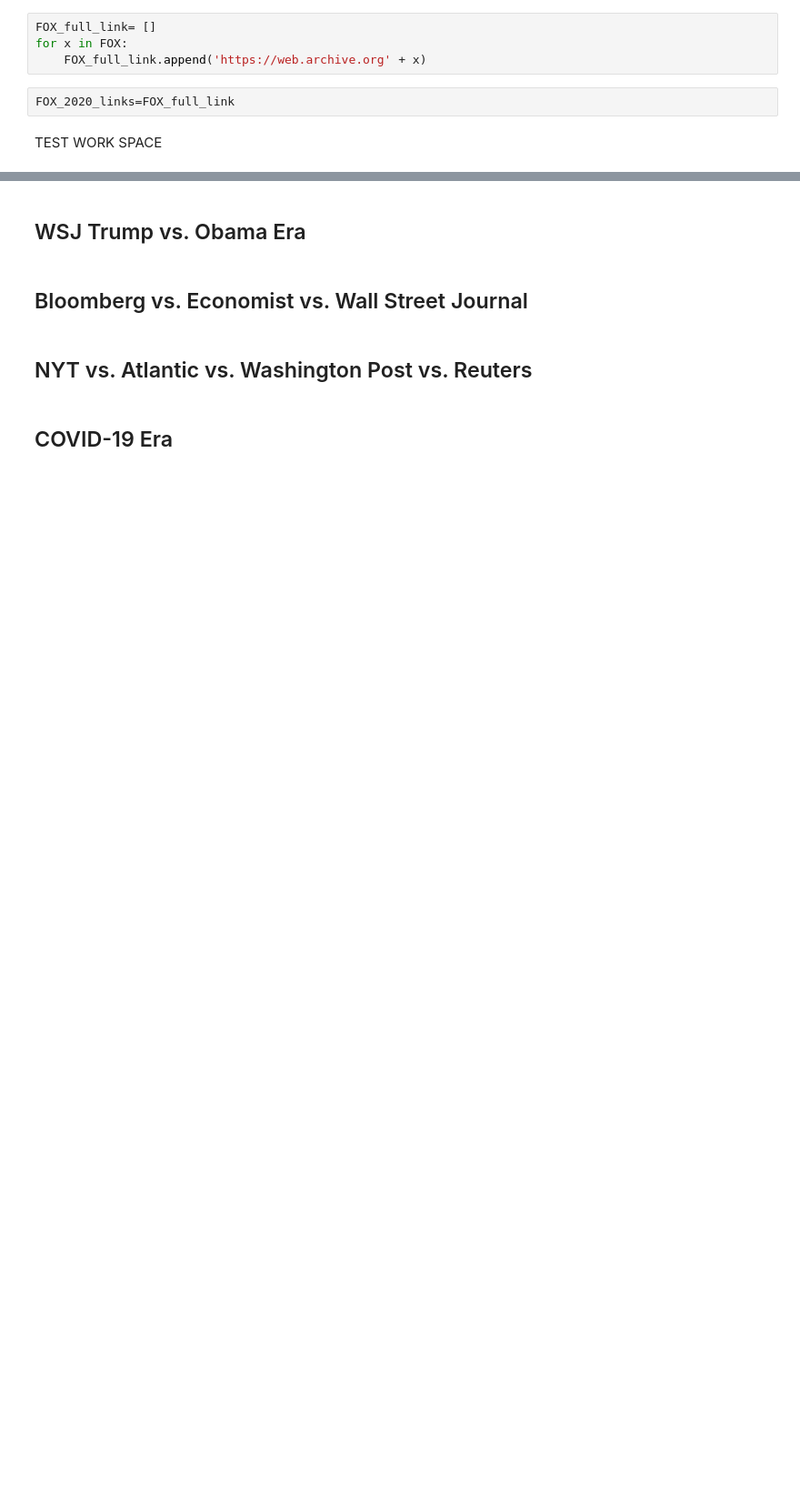
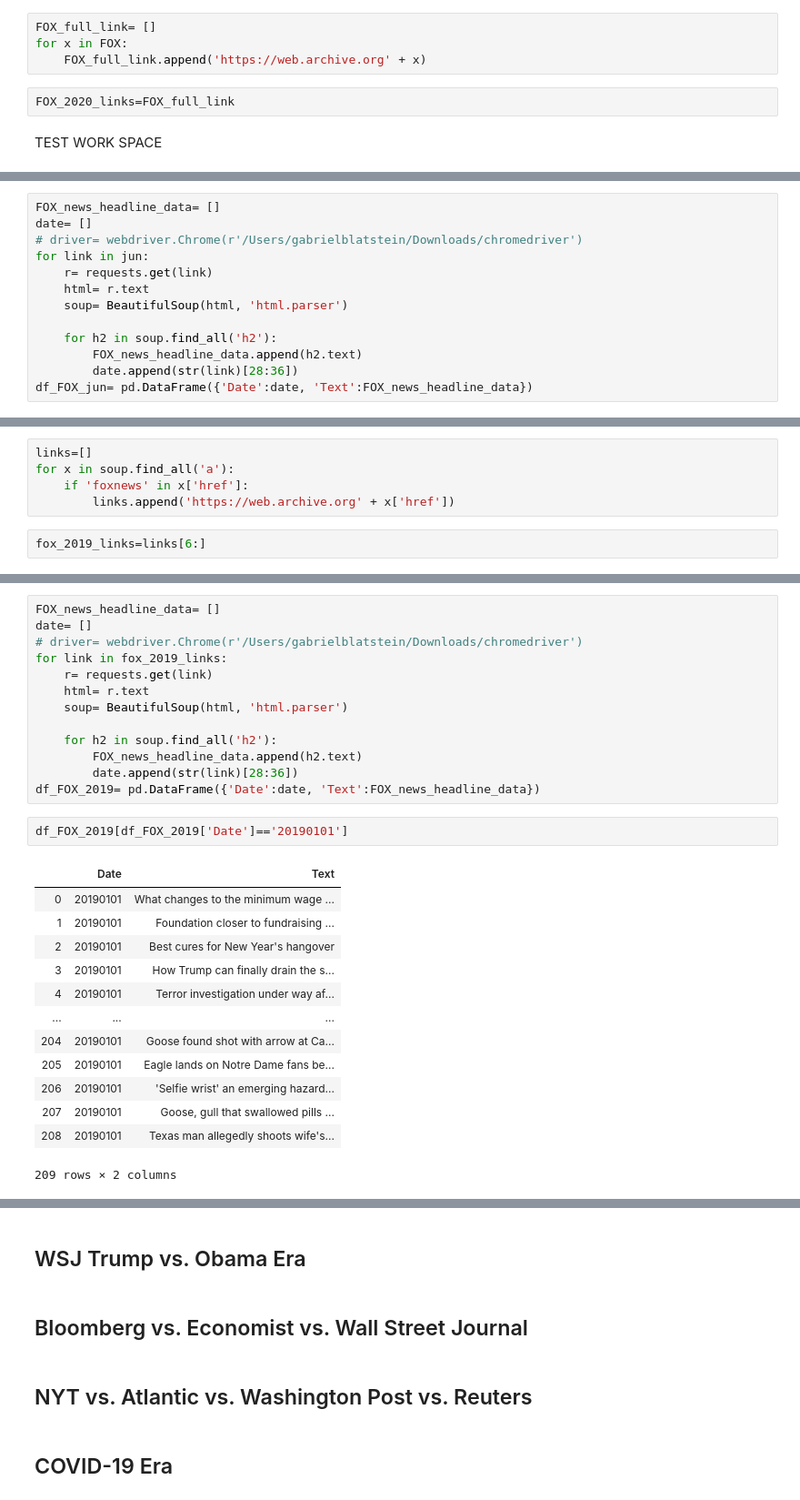
Before and after one commit to gabertooth/2020_FrontPageNews, a Jupyter notebook: CNN vs. Fox News.ipynb, the cells around one changed output, grey strips where cells are left out. Shown: that part at 91% size. Cells and saved outputs as stored; diff of their text form; blank space fills up the shorter version.

```diff
--- a/CNN vs. Fox News.ipynb
+++ b/CNN vs. Fox News.ipynb
@@ -557,0 +550,13 @@ dude
+# %%
+FOX_news_headline_data= []
+date= []
+# driver= webdriver.Chrome(r'/Users/gabrielblatstein/Downloads/chromedriver')
+for link in jun:
+    r= requests.get(link)
+    html= r.text
+    soup= BeautifulSoup(html, 'html.parser')
+
+    for h2 in soup.find_all('h2'):
+        FOX_news_headline_data.append(h2.text)
+        date.append(str(link)[28:36])
+df_FOX_jun= pd.DataFrame({'Date':date, 'Text':FOX_news_headline_data})
@@ -557,0 +593,7 @@ dude
+# %%
+links=[]
+for x in soup.find_all('a'):
+    if 'foxnews' in x['href']:
+        links.append('https://web.archive.org' + x['href'])
+# %%
+fox_2019_links=links[6:]
@@ -557,0 +620,29 @@ dude
+# %%
+FOX_news_headline_data= []
+date= []
+# driver= webdriver.Chrome(r'/Users/gabrielblatstein/Downloads/chromedriver')
+for link in fox_2019_links:
+    r= requests.get(link)
+    html= r.text
+    soup= BeautifulSoup(html, 'html.parser')
+
+    for h2 in soup.find_all('h2'):
+        FOX_news_headline_data.append(h2.text)
+        date.append(str(link)[28:36])
+df_FOX_2019= pd.DataFrame({'Date':date, 'Text':FOX_news_headline_data})
+# %%
+df_FOX_2019[df_FOX_2019['Date']=='20190101']
+# %% [output]
+|  | Date | Text |
+| 0 | 20190101 | What changes to the minimum wage ... |
+| 1 | 20190101 | Foundation closer to fundraising ... |
+| 2 | 20190101 | Best cures for New Year's hangover |
+| 3 | 20190101 | How Trump can finally drain the s... |
+| 4 | 20190101 | Terror investigation under way af... |
+| ... | ... | ... |
+| 204 | 20190101 | Goose found shot with arrow at Ca... |
+| 205 | 20190101 | Eagle lands on Notre Dame fans be... |
+| 206 | 20190101 | 'Selfie wrist' an emerging hazard... |
+| 207 | 20190101 | Goose, gull that swallowed pills ... |
+| 208 | 20190101 | Texas man allegedly shoots wife's... |
+209 rows × 2 columns
```
Also changed, not shown: parts of 64 cells of this notebook, 23 other files.
